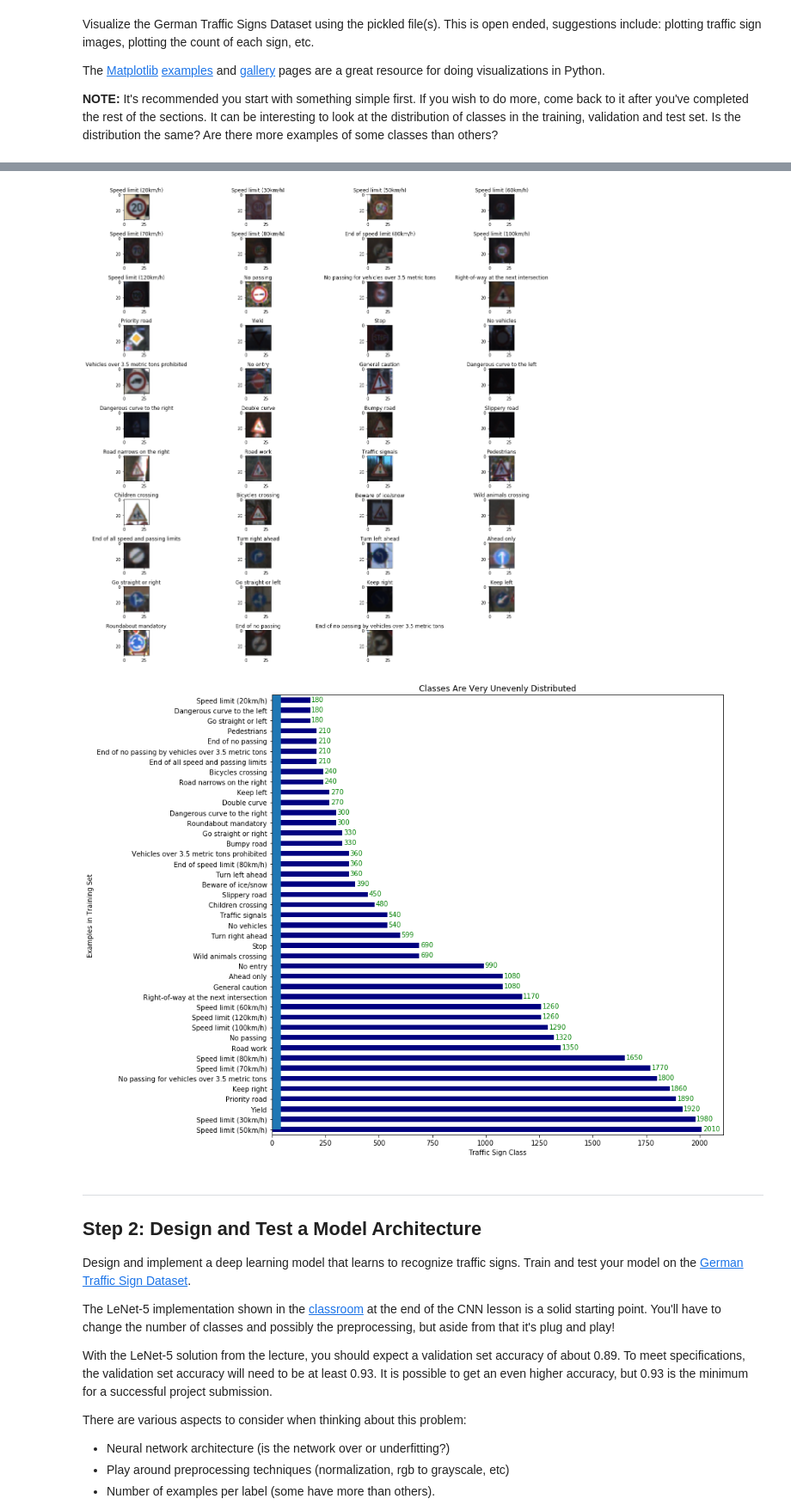
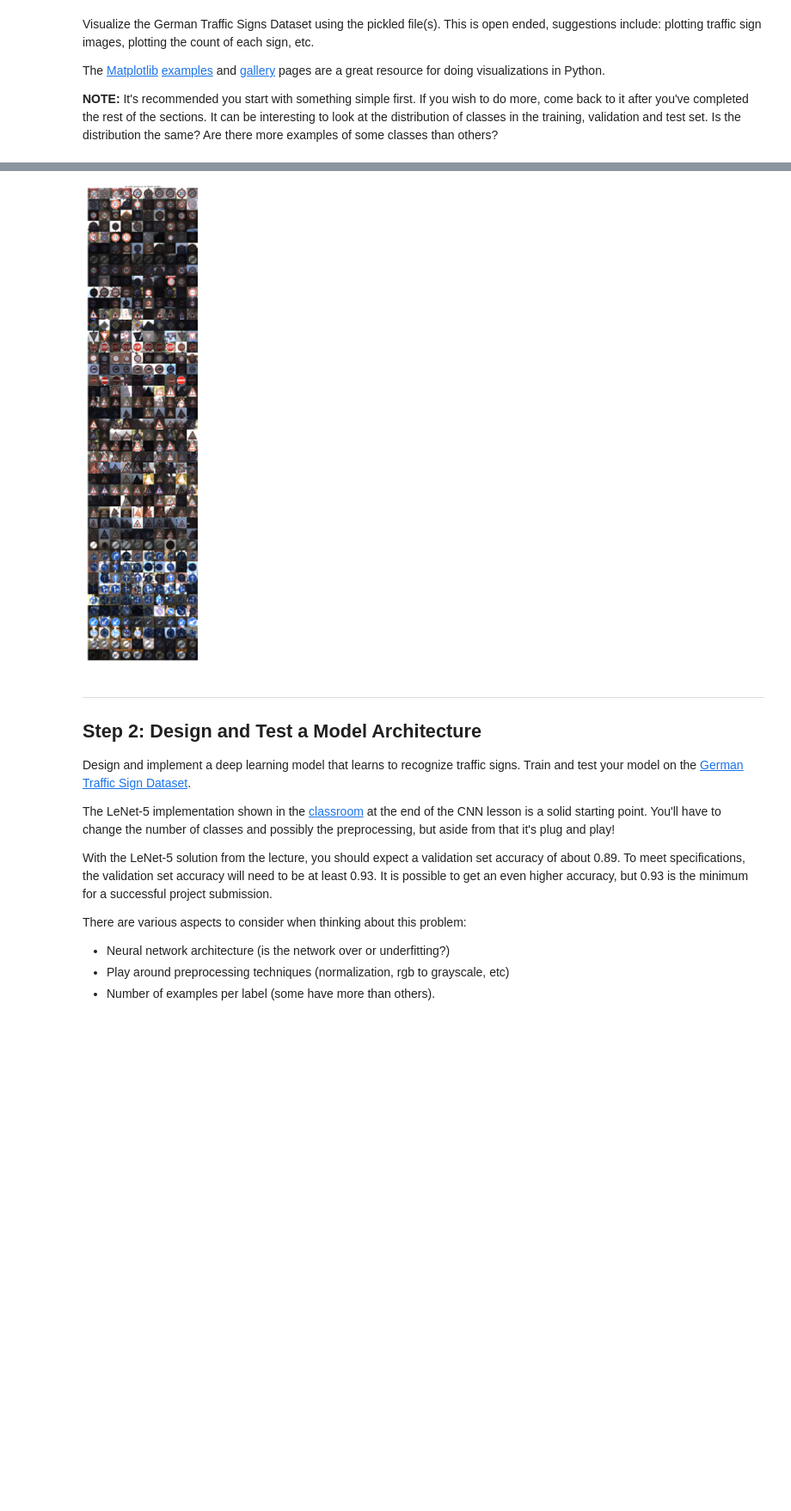
Before and after one commit to aziuol/CarND-Traffic-Sign-Classifier-Project, a Jupyter notebook: Traffic_Sign_Classifier.ipynb, the cells around one changed output, grey strips where cells are left out. Shown at 86% size. Cells and saved outputs as stored; diff of their text form; code cells hidden in the pictures; blank space fills up the shorter version.

```diff
--- a/Traffic_Sign_Classifier.ipynb
+++ b/Traffic_Sign_Classifier.ipynb
@@ -227,17 +104,0 @@ def draw_histogram(data):
-# %%
-# visualise image data
-
-# draw classes + sample image
-display_signs_classes()
-
-# histogram of label frequency
-draw_histogram(y_train)
-
-plt.hist(y_train, n_classes, histtype='bar')
-plt.title("Classes Are Very Unevenly Distributed")
-plt.xlabel("Traffic Sign Class")
-plt.ylabel("Examples in Training Set")
-plt.show()
-# %% [output]
-[figure, removed]
-[figure, removed]
@@ -244,3 +111,40 @@ plt.show()
+# %%
+import random
+
+def make_gallery(array, n_cols=10):
+    nindex, height, width, intensity = array.shape
+    nrows = nindex//n_cols
+    assert nindex == nrows*n_cols
+    result = (array.reshape(nrows, n_cols, height, width, intensity)
+              .swapaxes(1,2)
+              .reshape(height*nrows, width*n_cols, intensity))
+    return result
+
+def make_array(data, labels, n_samples=10):
+    array = []
+    for class_n in range(n_classes): #global var
+        class_i = np.where(labels == class_n)
+        for i in range(n_samples):
+            s = random.randint(0, len(class_i[0])-1)
+            image = data[class_i[0][s]]
+            array.append(image)
+    return np.array(array)
+
+def display_data(data, labels):
+    n_samples = 10
+    array = make_array(data, labels, n_samples)
+    result = make_gallery(array, n_samples)
+    f, ax = plt.subplots()
+    f.set_figheight(64)
+    f.set_figwidth(64)
+    ax.set_title(f'All traffic sign classes {n_samples}x random samples')
+    plt.axis('off')
+    plt.imshow(result)
+    plt.show()
+
+display_data(X_train, y_train)
+# %% [output]
+[figure, added]
 # %% [markdown]
 ----
 
```
Also changed, not shown: parts of 68 cells of this notebook, 11 other files.
